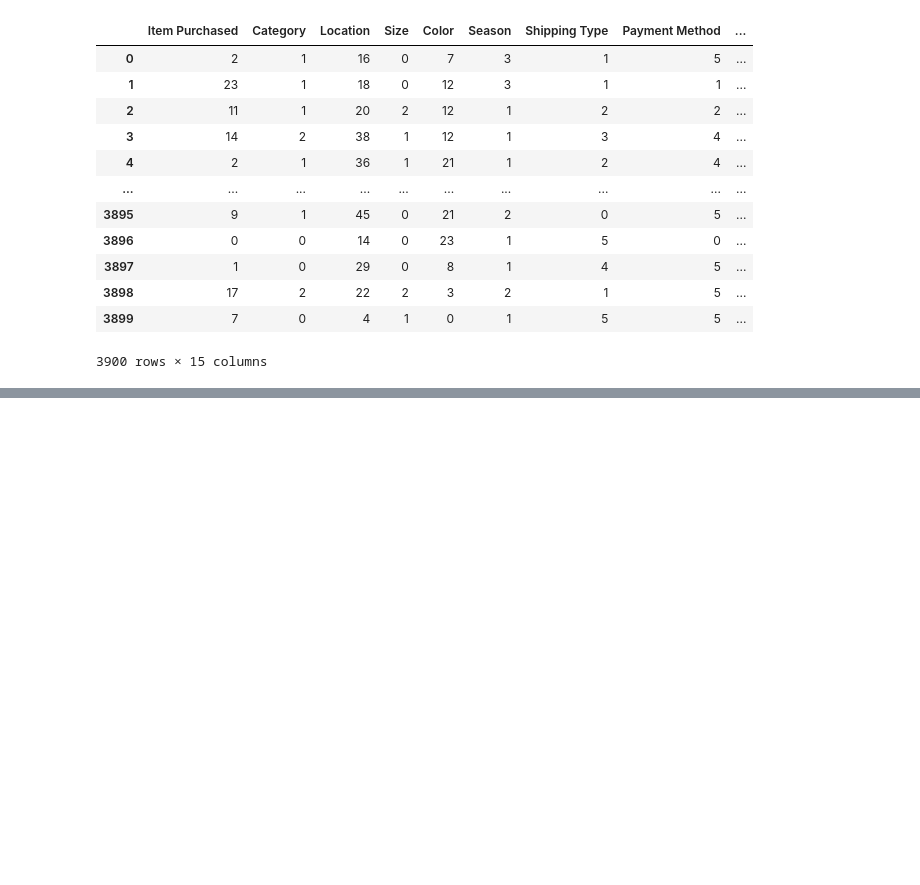
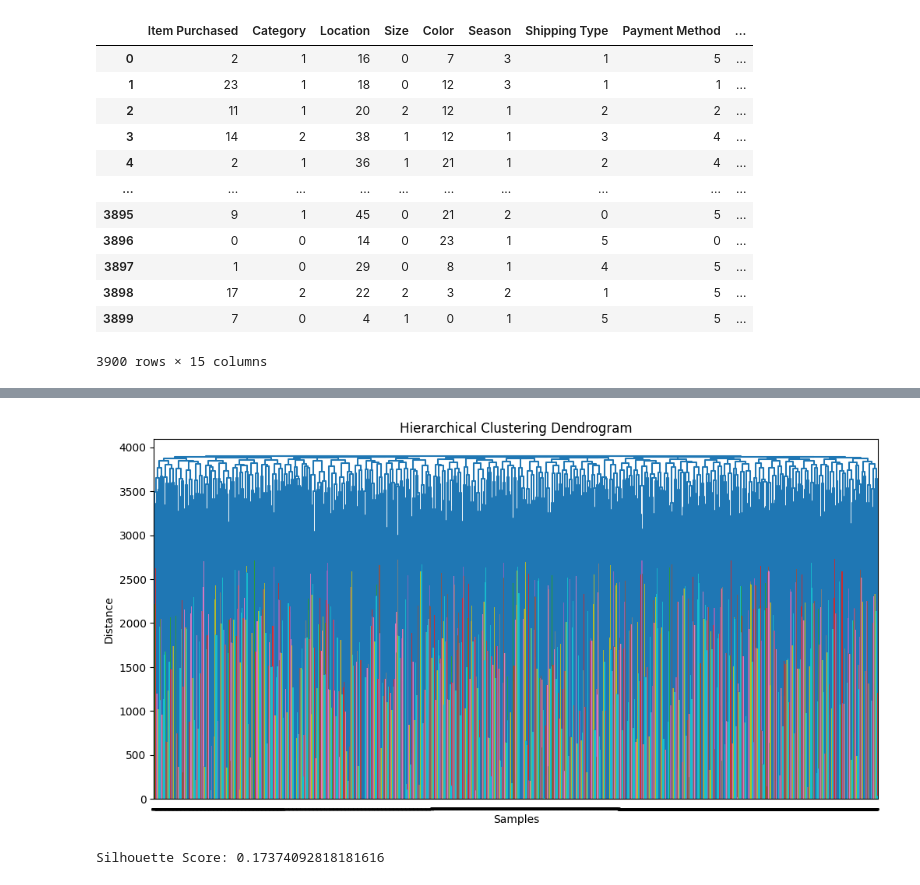
Before and after one commit to Murega14/customer_shopping_trends, a Jupyter notebook: index.ipynb, the cells around one changed output, grey strips where cells are left out. Saved outputs shown, nothing was run; the diff lists cells and outputs as text; code cells hidden in the pictures; blank space fills up the shorter version.

```diff
--- a/index.ipynb
+++ b/index.ipynb
@@ -663,0 +773,37 @@ Silhouette Score: 0.1631107294070817
+# %%
+from scipy.cluster.hierarchy import dendrogram
+import numpy as np
+import matplotlib.pyplot as plt
+from sklearn.cluster import AgglomerativeClustering
+from sklearn.metrics import silhouette_score
+
+# Perform Agglomerative Clustering
+ac = AgglomerativeClustering(linkage="complete", affinity="euclidean", n_clusters=4)
+cluster_labels = ac.fit_predict(data)
+
+# Dendrogram for visualization
+def plot_dendrogram(model, **kwargs):
+    # Children of hierarchical clustering
+    children = model.children_
+
+    # Create a linkage matrix for the dendrogram
+    distance = np.arange(children.shape[0])
+    no_of_observations = np.arange(2, children.shape[0] + 2)
+    linkage_matrix = np.column_stack([children, distance, no_of_observations]).astype(float)
+
+    # Plotting the dendrogram
+    dendrogram(linkage_matrix, **kwargs)
+
+plt.figure(figsize=(12, 6))
+plt.title('Hierarchical Clustering Dendrogram')
+plot_dendrogram(ac, labels=cluster_labels)
+plt.xlabel('Samples')
+plt.ylabel('Distance')
+plt.show()
+
+# Evaluate clustering quality using silhouette score
+silhouette_avg = silhouette_score(data, cluster_labels)
+print(f"Silhouette Score: {silhouette_avg}")
+# %% [output]
+[figure, added]
+Silhouette Score: 0.17374092818181616
```
Also changed, not shown: parts of 9 cells of this notebook.
